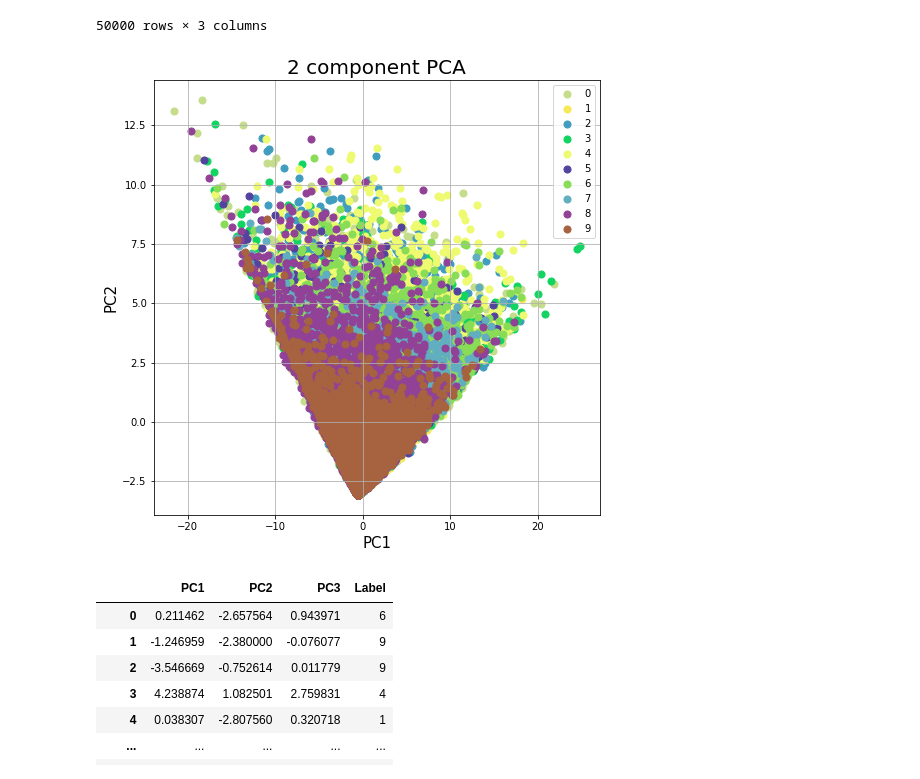
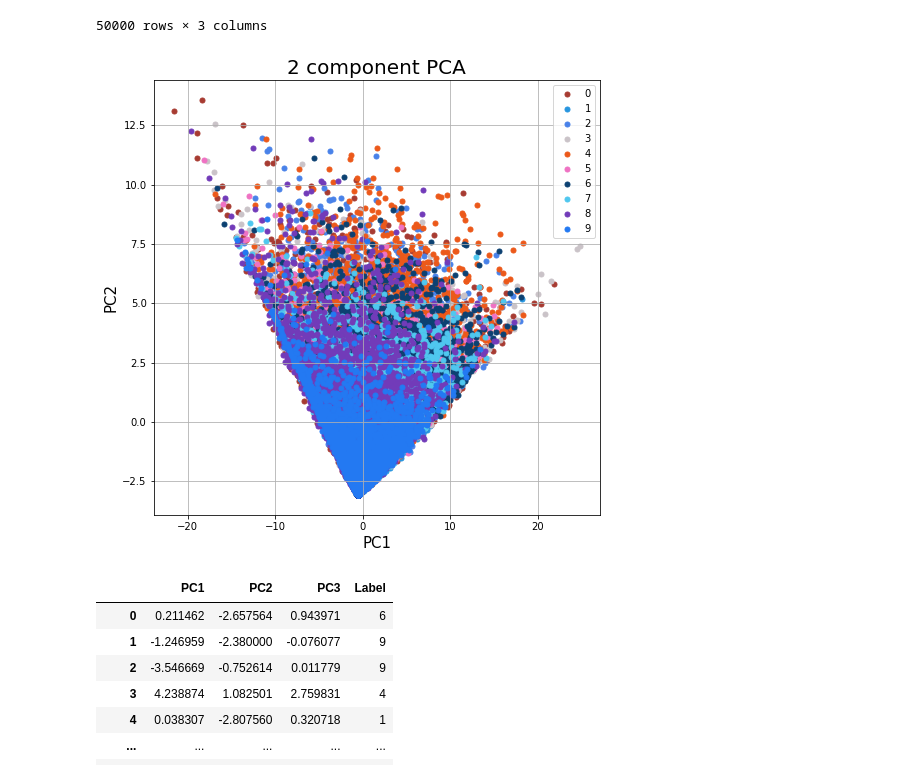
Before and after one commit to Exion35/UT---DataScience, a Jupyter notebook: Assignment 1 - Understanding a dataset.ipynb, the cells around one changed output. Cells and saved outputs as stored; diff of their text form; code cells hidden in the pictures.

```diff
--- a/Assignment 1 - Understanding a dataset.ipynb
+++ b/Assignment 1 - Understanding a dataset.ipynb
@@ -303,23 +316,23 @@ finalDf
 | 49999 | -1.234056 | -2.597880 | 1 |
 50000 rows × 3 columns
 # %%
-fig = plt.figure(figsize = (8,8))
-ax = fig.add_subplot(1,1,1)
-ax.set_xlabel('PC1', fontsize = 15)
-ax.set_ylabel('PC2', fontsize = 15)
-ax.set_title('2 component PCA', fontsize = 20)
+fig = plt.figure(figsize=(8, 8))
+ax = fig.add_subplot(1, 1, 1)
+ax.set_xlabel('PC1', fontsize=15)
+ax.set_ylabel('PC2', fontsize=15)
+ax.set_title('2 component PCA', fontsize=20)
 targets = [i for i in range(10)]
 colors = [(random.random(), random.random(), random.random()) for i in range(10)]
-for target, color in zip(targets,colors):
+for target, color in zip(targets, colors):
     indicesToKeep = finalDf['Label'] == target
     ax.scatter(finalDf.loc[indicesToKeep, 'PC1']
                , finalDf.loc[indicesToKeep, 'PC2']
-               , color = color
-               , s = 50)
+               , color=color
+               , s=25)
 ax.legend(targets)
 ax.grid()
 # %% [output]
-[figure, old version]
+[figure, new version]
 # %%
 pca3 = PCA(n_components=3)
 principalComponents2 = pca3.fit_transform(X)
```
Also changed, not shown: parts of 7 cells of this notebook.
